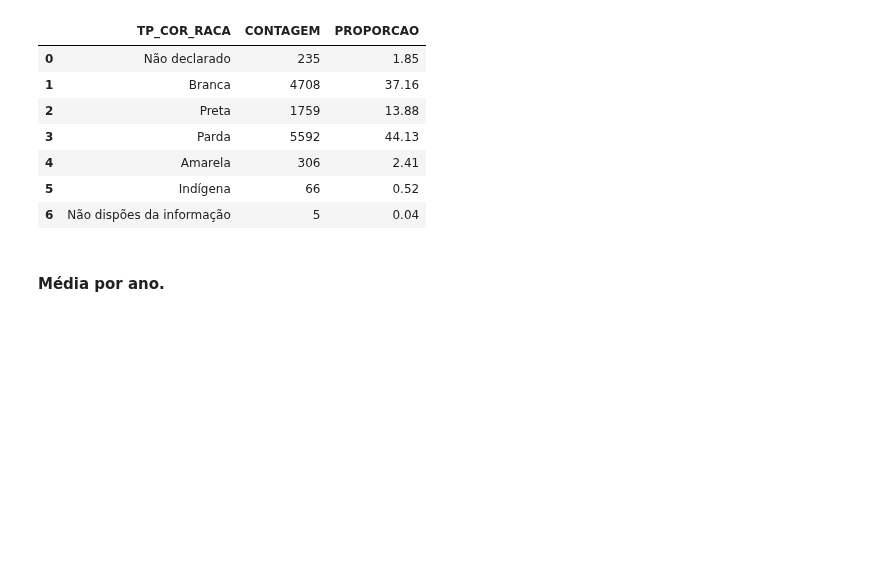
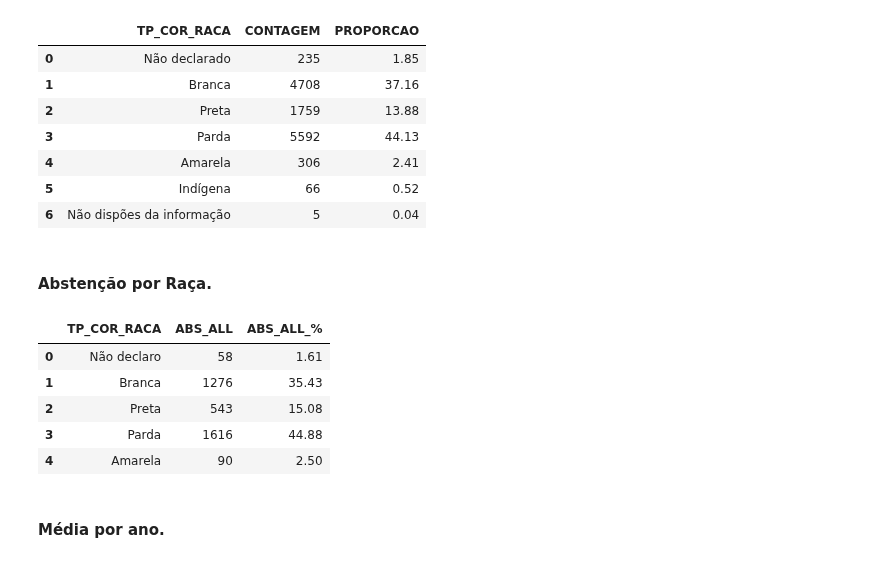
Before and after one commit to Bruno-Santana-Eco/Analise-de-Dados-ENEM, a Jupyter notebook: DataPrep1.ipynb, the cells around one changed output. Drawn from its saved outputs; the diff is of its cells as text; code cells hidden in the pictures; blank space fills up the shorter version.

```diff
--- a/DataPrep1.ipynb
+++ b/DataPrep1.ipynb
@@ -940,6 +964,20 @@ geral6_prop.head(7)
 | 4 | Amarela | 306 | 2.41 |
 | 5 | Indígena | 66 | 0.52 |
 | 6 | Não dispões da informação | 5 | 0.04 |
+# %% [markdown]
+#### Abstenção por Raça.
+# %%
+geral6_ABS = df_enem.groupby(['TP_COR_RACA'])['ABS_ALL'].sum().reset_index()
+geral6_ABS['ABS_ALL_%'] = ((geral6_ABS['ABS_ALL'] / geral6_ABS['ABS_ALL'].sum())*100).round(2)
+geral6_ABS['TP_COR_RACA'] = geral6_ABS['TP_COR_RACA'].map({0: 'Não declaro', 1: 'Branca', 2: 'Preta', 3: 'Parda', 4: 'Amarela',5:'Indígena', 6:'Não dispões da informação'})
+geral6_ABS.head()
+# %% [output]
+|  | TP_COR_RACA | ABS_ALL | ABS_ALL_% |
+| 0 | Não declaro | 58 | 1.61 |
+| 1 | Branca | 1276 | 35.43 |
+| 2 | Preta | 543 | 15.08 |
+| 3 | Parda | 1616 | 44.88 |
+| 4 | Amarela | 90 | 2.50 |
 # %% [markdown]
 #### Média por ano.
 # %%
```
Also changed, not shown: parts of 15 cells of this notebook, 3 other files.
